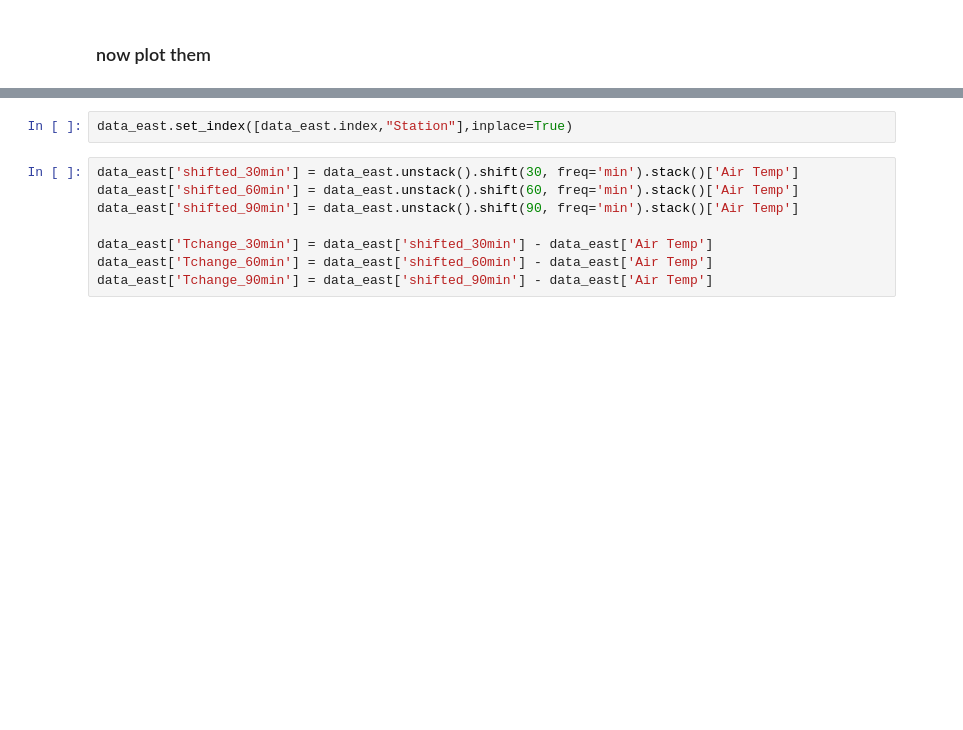
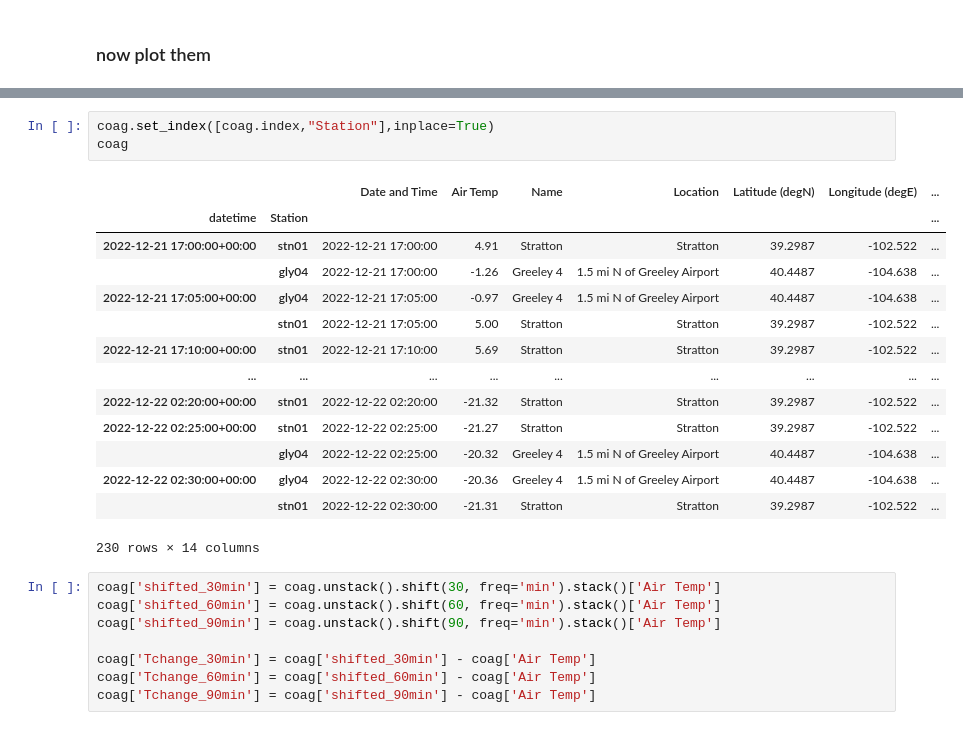
Before and after one commit to russ-schumacher/dec2022_coldfront, a Jupyter notebook: sfcobs_front_tser.ipynb, the cells around one changed output, grey strips where cells are left out. Cells and saved outputs as stored; diff of their text form; blank space fills up the shorter version.

```diff
--- a/sfcobs_front_tser.ipynb
+++ b/sfcobs_front_tser.ipynb
@@ -123,11 +141,27 @@ plt.close('all')
 # %%
-data_east.set_index([data_east.index,"Station"],inplace=True)
+coag.set_index([coag.index,"Station"],inplace=True)
+coag
+# %% [output]
+|  |  | Date and Time | Air Temp | Name | Location | Latitude (degN) | Longitude (degE) | ... |
+| datetime | Station |  |  |  |  |  |  | ... |
+| 2022-12-21 17:00:00+00:00 | stn01 | 2022-12-21 17:00:00 | 4.91 | Stratton | Stratton | 39.2987 | -102.522 | ... |
+|  | gly04 | 2022-12-21 17:00:00 | -1.26 | Greeley 4 | 1.5 mi N of Greeley Airport | 40.4487 | -104.638 | ... |
+| 2022-12-21 17:05:00+00:00 | gly04 | 2022-12-21 17:05:00 | -0.97 | Greeley 4 | 1.5 mi N of Greeley Airport | 40.4487 | -104.638 | ... |
+|  | stn01 | 2022-12-21 17:05:00 | 5.00 | Stratton | Stratton | 39.2987 | -102.522 | ... |
+| 2022-12-21 17:10:00+00:00 | stn01 | 2022-12-21 17:10:00 | 5.69 | Stratton | Stratton | 39.2987 | -102.522 | ... |
+| ... | ... | ... | ... | ... | ... | ... | ... | ... |
+| 2022-12-22 02:20:00+00:00 | stn01 | 2022-12-22 02:20:00 | -21.32 | Stratton | Stratton | 39.2987 | -102.522 | ... |
+| 2022-12-22 02:25:00+00:00 | stn01 | 2022-12-22 02:25:00 | -21.27 | Stratton | Stratton | 39.2987 | -102.522 | ... |
+|  | gly04 | 2022-12-22 02:25:00 | -20.32 | Greeley 4 | 1.5 mi N of Greeley Airport | 40.4487 | -104.638 | ... |
+| 2022-12-22 02:30:00+00:00 | gly04 | 2022-12-22 02:30:00 | -20.36 | Greeley 4 | 1.5 mi N of Greeley Airport | 40.4487 | -104.638 | ... |
+|  | stn01 | 2022-12-22 02:30:00 | -21.31 | Stratton | Stratton | 39.2987 | -102.522 | ... |
+230 rows × 14 columns
 # %%
-data_east['shifted_30min'] = data_east.unstack().shift(30, freq='min').stack()['Air Temp']
-data_east['shifted_60min'] = data_east.unstack().shift(60, freq='min').stack()['Air Temp']
-data_east['shifted_90min'] = data_east.unstack().shift(90, freq='min').stack()['Air Temp']
+coag['shifted_30min'] = coag.unstack().shift(30, freq='min').stack()['Air Temp']
+coag['shifted_60min'] = coag.unstack().shift(60, freq='min').stack()['Air Temp']
+coag['shifted_90min'] = coag.unstack().shift(90, freq='min').stack()['Air Temp']
 
-data_east['Tchange_30min'] = data_east['shifted_30min'] - data_east['Air Temp']
-data_east['Tchange_60min'] = data_east['shifted_60min'] - data_east['Air Temp']
-data_east['Tchange_90min'] = data_east['shifted_90min'] - data_east['Air Temp']
+coag['Tchange_30min'] = coag['shifted_30min'] - coag['Air Temp']
+coag['Tchange_60min'] = coag['shifted_60min'] - coag['Air Temp']
+coag['Tchange_90min'] = coag['shifted_90min'] - coag['Air Temp']
 # %%
```
Also changed, not shown: parts of 5 cells of this notebook.
